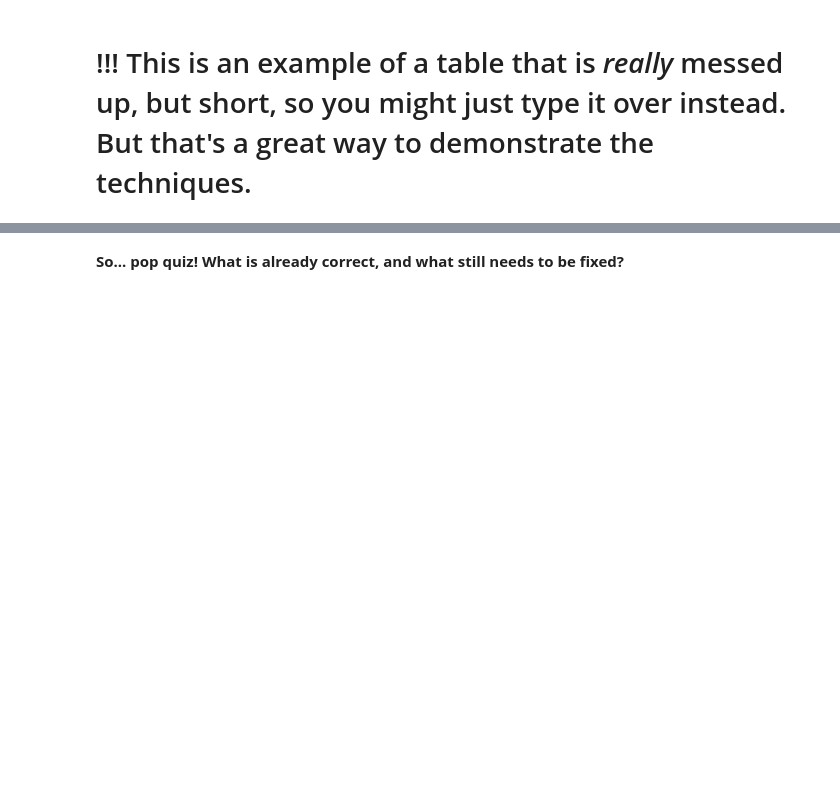
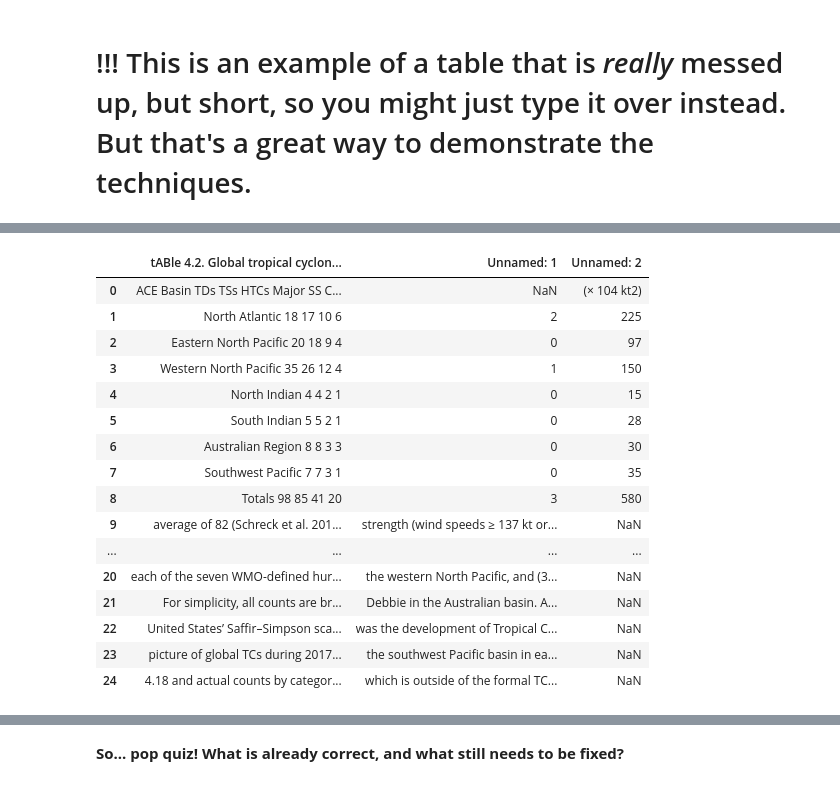
Before and after one commit to uvacw/datajournalism, a Jupyter notebook: 08-datawrangling_recap.ipynb, the cells around one changed output, grey strips where cells are left out. Saved outputs shown, nothing was run; the diff lists cells and outputs as text; code cells hidden in the pictures; blank space fills up the shorter version.

```diff
--- a/08-datawrangling_recap.ipynb
+++ b/08-datawrangling_recap.ipynb
@@ -37,10 +39,28 @@ print(f"We have {len(dfs)} dataframes.")
 # %%
 # OK, let's get that df from the (short ;-) ) list of dfs:
-df = df[0]
+df = dfs[0]
 
 #if we display the table, we can see it's very messily scraped compared to what it looks like in the pdf.
 df
 #but don't panic!
+# %% [output]
+|  | tABle 4.2. Global tropical cyclon... | Unnamed: 1 | Unnamed: 2 |
+| 0 | ACE Basin TDs TSs HTCs Major SS C... | NaN | (× 104 kt2) |
+| 1 | North Atlantic 18 17 10 6 | 2 | 225 |
+| 2 | Eastern North Pacific 20 18 9 4 | 0 | 97 |
+| 3 | Western North Pacific 35 26 12 4 | 1 | 150 |
+| 4 | North Indian 4 4 2 1 | 0 | 15 |
+| 5 | South Indian 5 5 2 1 | 0 | 28 |
+| 6 | Australian Region 8 8 3 3 | 0 | 30 |
+| 7 | Southwest Pacific 7 7 3 1 | 0 | 35 |
+| 8 | Totals 98 85 41 20 | 3 | 580 |
+| 9 | average of 82 (Schreck et al. 201... | strength (wind speeds ≥ 137 kt or... | NaN |
+| ... | ... | ... | ... |
+| 20 | each of the seven WMO-defined hur... | the western North Pacific, and (3... | NaN |
+| 21 | For simplicity, all counts are br... | Debbie in the Australian basin. A... | NaN |
+| 22 | United States’ Saffir–Simpson sca... | was the development of Tropical C... | NaN |
+| 23 | picture of global TCs during 2017... | the southwest Pacific basin in ea... | NaN |
+| 24 | 4.18 and actual counts by categor... | which is outside of the formal TC... | NaN |
 # %%
 # Let's first get only the rows that really contain data
 # We can see that the first row seems to be the headers of the table.  And after row 8, it's text from the pdf.
```
Also changed, not shown: parts of 14 cells of this notebook.
